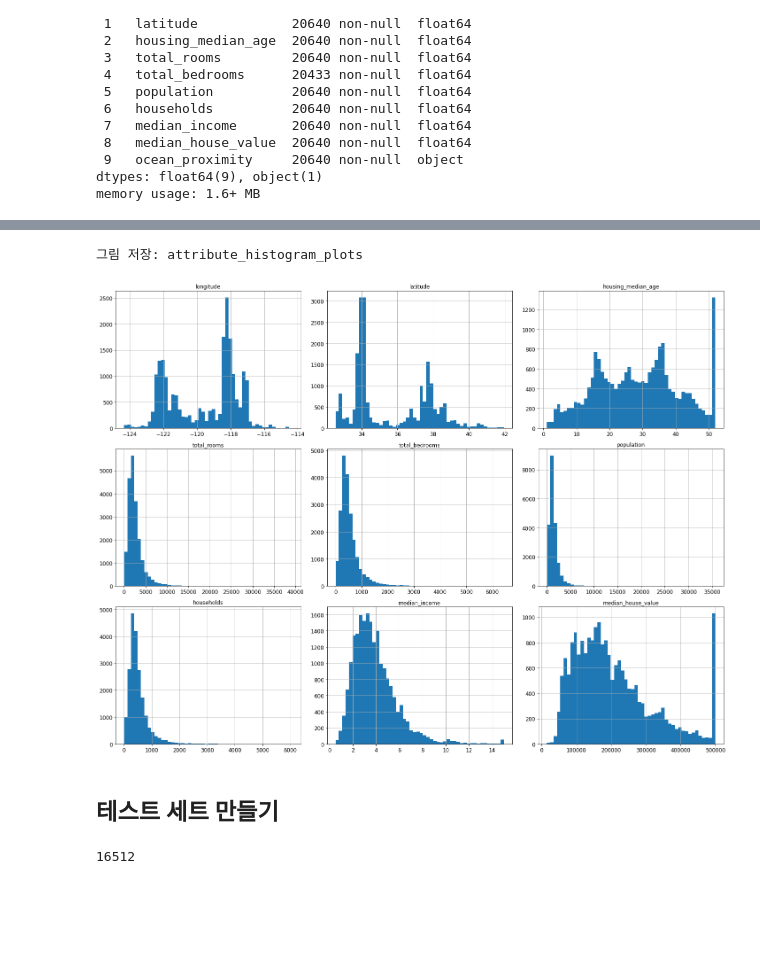
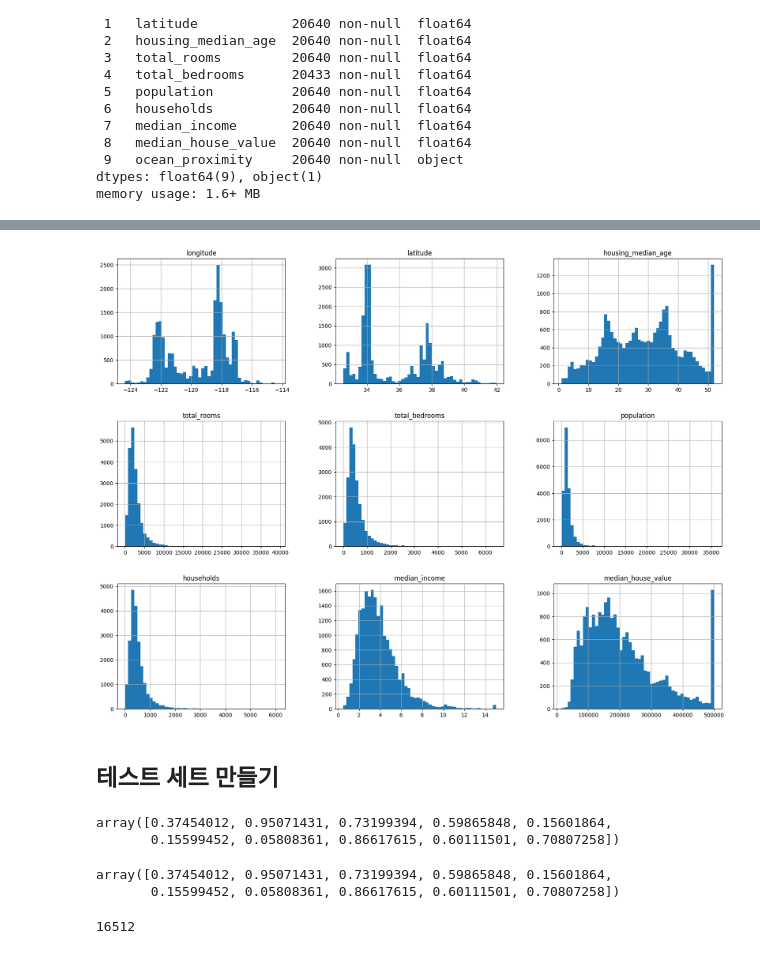
Before and after one commit to ssukk99/handson-ml2, a Jupyter notebook: 02_end_to_end_machine_learning_project.ipynb, the cells around one changed output, grey strips where cells are left out. Saved outputs shown, nothing was run; the diff lists cells and outputs as text; code cells hidden in the pictures; blank space fills up the shorter version.

```diff
--- a/02_end_to_end_machine_learning_project.ipynb
+++ b/02_end_to_end_machine_learning_project.ipynb
@@ -130,19 +133,28 @@ housing.describe()
 | 75% | -118.010000 | 37.710000 | 37.000000 | 3148.000000 | 647.000000 | 1725.000000 | 605.000000 | ... |
 | max | -114.310000 | 41.950000 | 52.000000 | 39320.000000 | 6445.000000 | 35682.000000 | 6082.000000 | ... |
 # %%
-%matplotlib inline
-import matplotlib.pyplot as plt
+#import matplotlib.pyplot as plt
 housing.hist(bins=50, figsize=(20,15))
-save_fig("attribute_histogram_plots")
+#save_fig("attribute_histogram_plots")
 plt.show()
 # %% [output]
-그림 저장: attribute_histogram_plots
-[figure, old version]
+[figure, new version]
 # %% [markdown]
 ## 테스트 세트 만들기
 # %%
 # 노트북의 실행 결과가 동일하도록
 np.random.seed(42)
+# %%
+np.random.random(10)
+# %% [output]
+array([0.37454012, 0.95071431, 0.73199394, 0.59865848, 0.15601864,
+       0.15599452, 0.05808361, 0.86617615, 0.60111501, 0.70807258])
+# %%
+np.random.seed(42)
+np.random.random(10)
+# %% [output]
+array([0.37454012, 0.95071431, 0.73199394, 0.59865848, 0.15601864,
+       0.15599452, 0.05808361, 0.86617615, 0.60111501, 0.70807258])
 # %%
 import numpy as np
 
```
Also changed, not shown: parts of 11 cells of this notebook.
